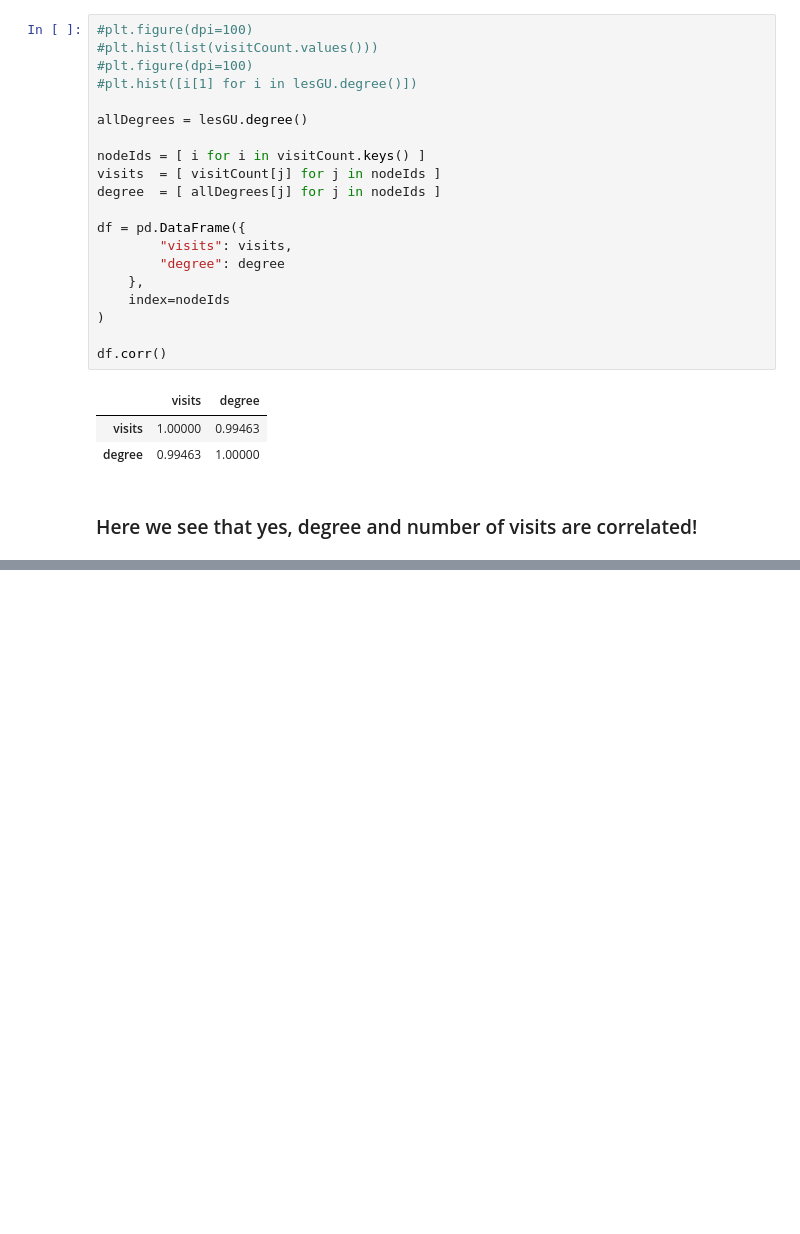
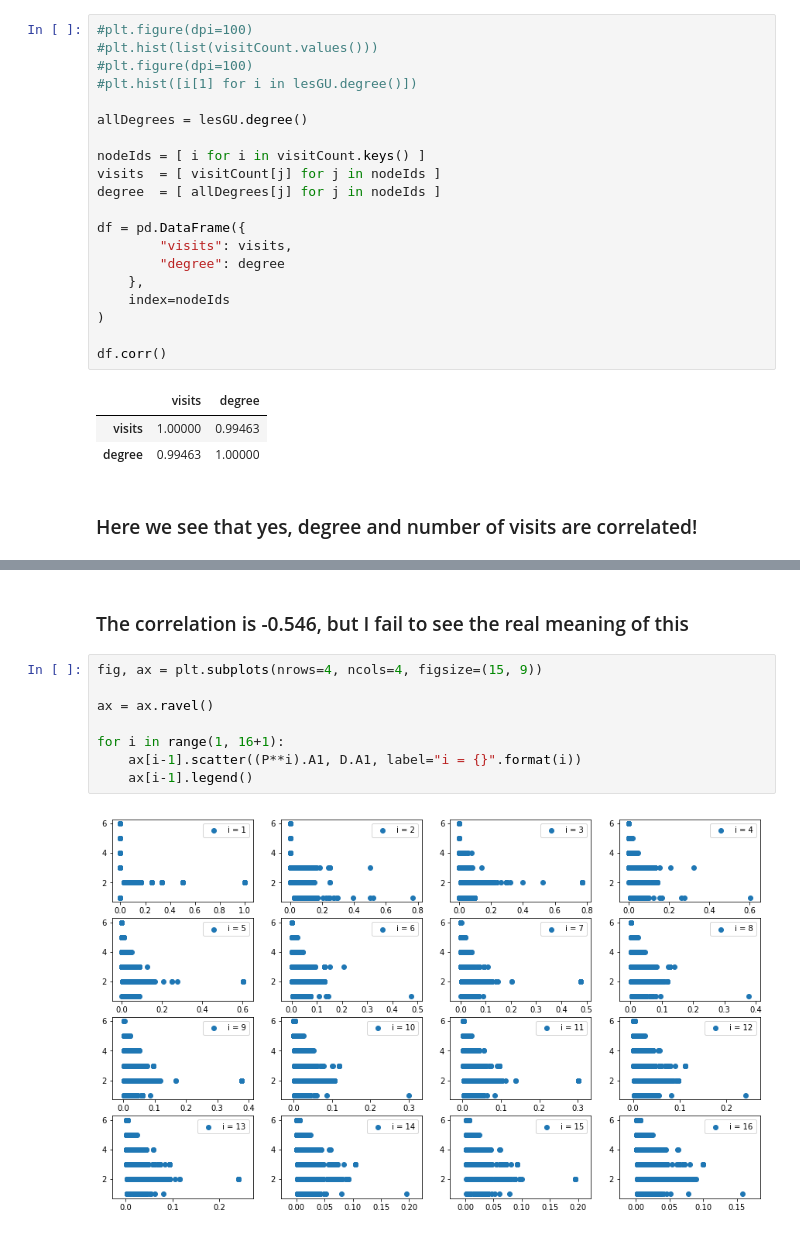
Before and after one commit to matheushjs/sandbox, a Jupyter notebook: complex_nets/lista1.ipynb, the cells around one changed output, grey strips where cells are left out. Cells and saved outputs as stored; diff of their text form; blank space fills up the shorter version.

```diff
--- a/complex_nets/lista1.ipynb
+++ b/complex_nets/lista1.ipynb
@@ -267,0 +385,12 @@ df.corr()
+# %% [markdown]
+### The correlation is -0.546, but I fail to see the real meaning of this
+# %%
+fig, ax = plt.subplots(nrows=4, ncols=4, figsize=(15, 9))
+
+ax = ax.ravel()
+
+for i in range(1, 16+1):
+    ax[i-1].scatter((P**i).A1, D.A1, label="i = {}".format(i))
+    ax[i-1].legend()
+# %% [output]
+[figure, added]
```
Also changed, not shown: parts of 13 cells of this notebook.
